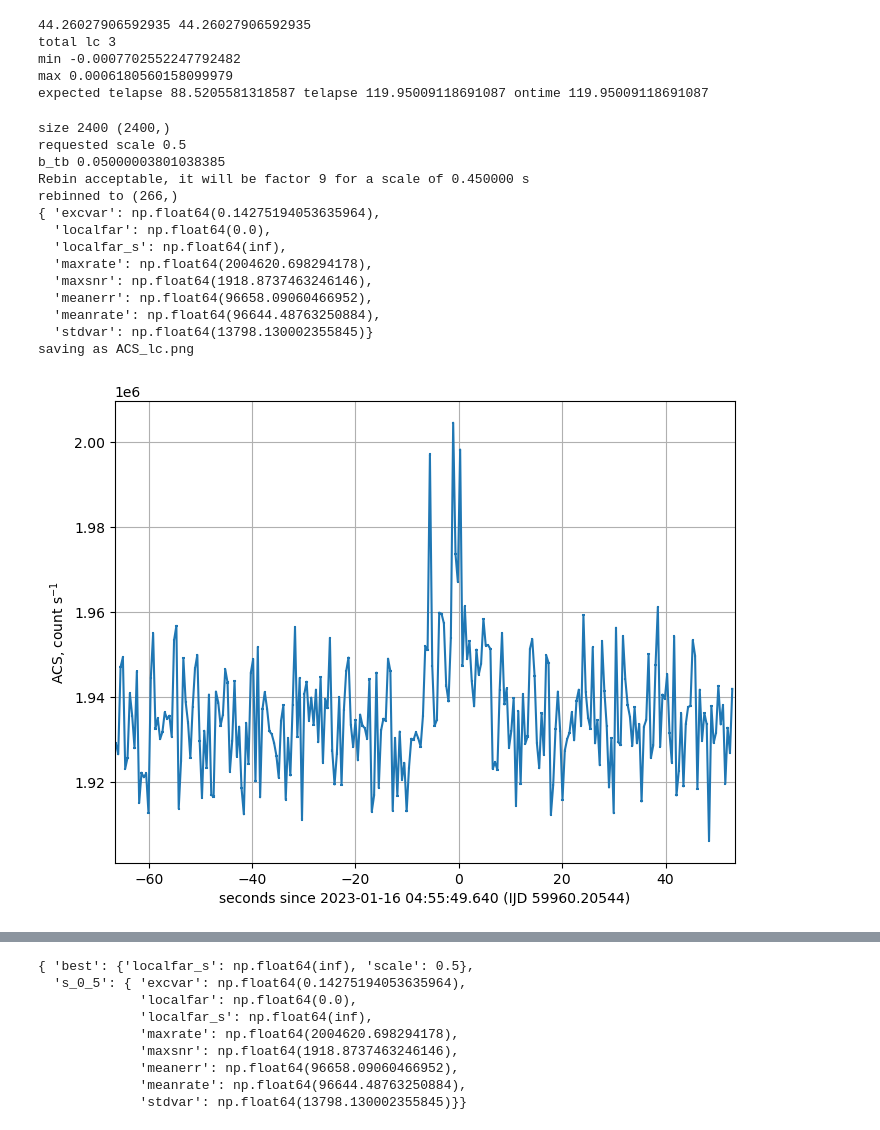
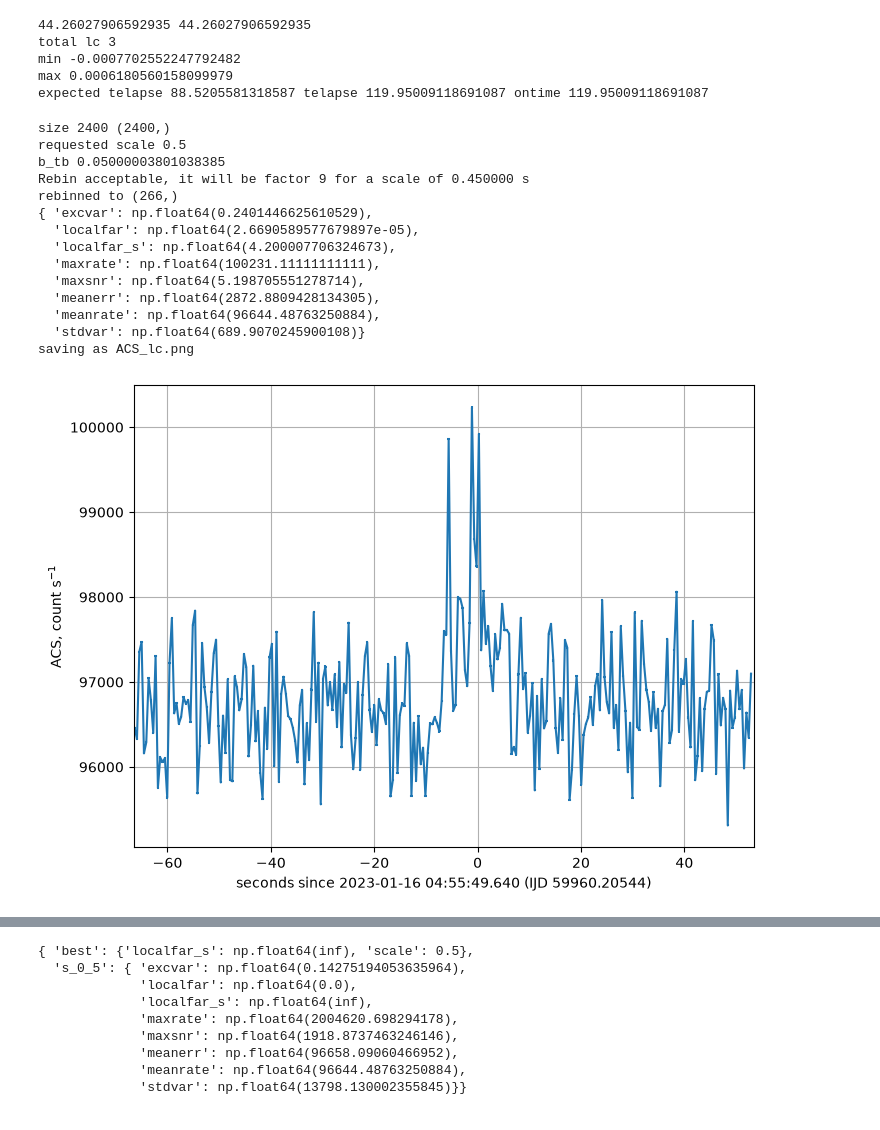
Before and after one commit to ferrigno/Maturita-2026, a Jupyter notebook: grb-detection.ipynb, the cells around one changed output, grey strips where cells are left out. Drawn from its saved outputs; the diff is of its cells as text; code cells hidden in the pictures.

```diff
--- a/grb-detection.ipynb
+++ b/grb-detection.ipynb
@@ -90,6 +90,6 @@ mjd2plot = lambda x:(x - T0_mjd)*24*3600
 m_bkg = mjd2plot(lc['TIME']) < -background_age
 
 bkg = np.mean(lc['RATE'][m_bkg])
-bkg_error = np.mean(lc['RATE'][m_bkg]**2)**0.5
+bkg_error = np.mean(lc['RATE'][m_bkg]**2)**0.5/np.sqrt(np.sum(m_bkg))
 print('Number of background points: {}, Background rate: {}, Background error: {}'.format(np.sum(m_bkg), bkg,bkg_error))
 # %% [output]
@@ -227,8 +233,8 @@ for ascale in [float(x) for x in detection_time_scales.split(",")]:
 
     print("Rebin acceptable, it will be factor %d for a scale of %f s" % (nscale, scale))
 
-    rate = rebin(lc['RATE'],nscale)/scale
-    rate_err = rebin(lc['ERROR'],nscale)**0.5/scale
+    rate = rebin(lc['RATE'],nscale)/nscale
+    rate_err = rebin(lc['ERROR'],nscale)**0.5/nscale
 
     print("rebinned to", rate.shape)
 
@@ -247,7 +253,7 @@ for ascale in [float(x) for x in detection_time_scales.split(",")]:
     summary_scale['meanerr'] = np.mean(rate_err**2+bkg_error**2)**0.5
     summary_scale['excvar'] = summary_scale['stdvar']/summary_scale['meanerr']
 
-    summary_scale['maxsnr'] = np.max((rate-np.mean(rate))/rate_err/summary_scale['excvar'])
+    summary_scale['maxsnr'] = np.max((rate-bkg)/summary_scale['meanerr']/summary_scale['excvar'])
 
     summary_scale['localfar'] = stats.norm.sf(summary_scale['maxsnr'])*rate.shape[0]
 
@@ -258,39 +264,39 @@ for ascale in [float(x) for x in detection_time_scales.split(",")]:
     if 'best' not in lc_summary or summary_scale['localfar_s'] > lc_summary['best']['localfar_s']:
         lc_summary['best'] = dict(
             localfar_s = summary_scale['localfar_s'],
             scale = ascale,
         )
 
-    pprint(summary_scale, indent=2)
+pprint(lc_summary["s_0_5"], indent=2)
 
 
 #tight_layout()
 plt.grid()
 
 plt.xlim(rel_s.min(), rel_s.max())
 #plt.axhspan(0,10,alpha=0.2,color="red")
 #plt.axhspan(10,15,alpha=0.2,color="green")
 #plt.axhspan(15,20,alpha=0.2,color="blue")
 plt.ylabel("ACS, count s$^{-1}$")
 #ylim([0,50])
 plt.xlabel("seconds since %s (IJD %.10lg)"%(T0_utc, T0_mjd))
 
 fn="ACS_lc.png"
 plt.savefig(fn)
 print("saving as",fn)
 # %% [output]
 size 2400 (2400,)
 requested scale 0.5
 b_tb 0.05000003801038385
 Rebin acceptable, it will be factor 9 for a scale of 0.450000 s
 rebinned to (266,)
-{ 'excvar': np.float64(0.14275194053635964),
-  'localfar': np.float64(0.0),
-  'localfar_s': np.float64(inf),
-  'maxrate': np.float64(2004620.698294178),
-  'maxsnr': np.float64(1918.8737463246146),
-  'meanerr': np.float64(96658.09060466952),
+{ 'excvar': np.float64(0.2401446625610529),
+  'localfar': np.float64(2.6690589577679897e-05),
+  'localfar_s': np.float64(4.200007706324673),
+  'maxrate': np.float64(100231.11111111111),
+  'maxsnr': np.float64(5.198705551278714),
+  'meanerr': np.float64(2872.8809428134305),
   'meanrate': np.float64(96644.48763250884),
-  'stdvar': np.float64(13798.130002355845)}
+  'stdvar': np.float64(689.9070245900108)}
 saving as ACS_lc.png
-[figure, old version]
+[figure, new version]
```
Also changed, not shown: parts of 7 cells of this notebook.
